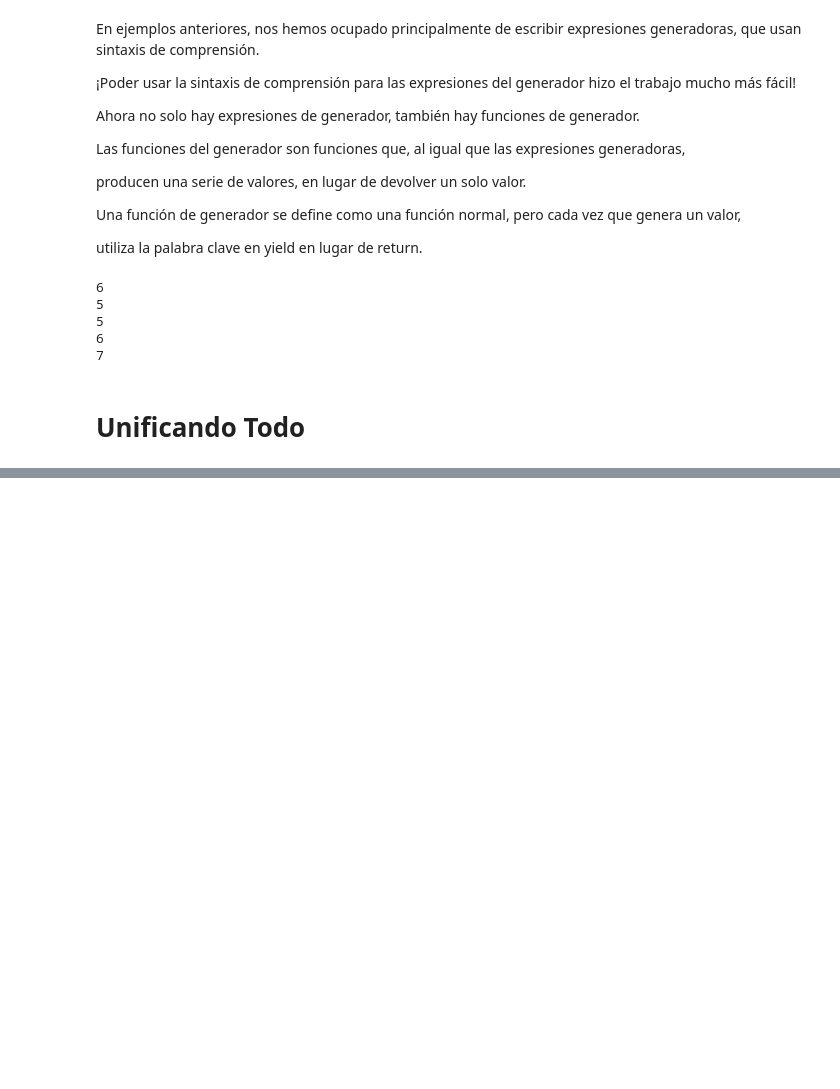
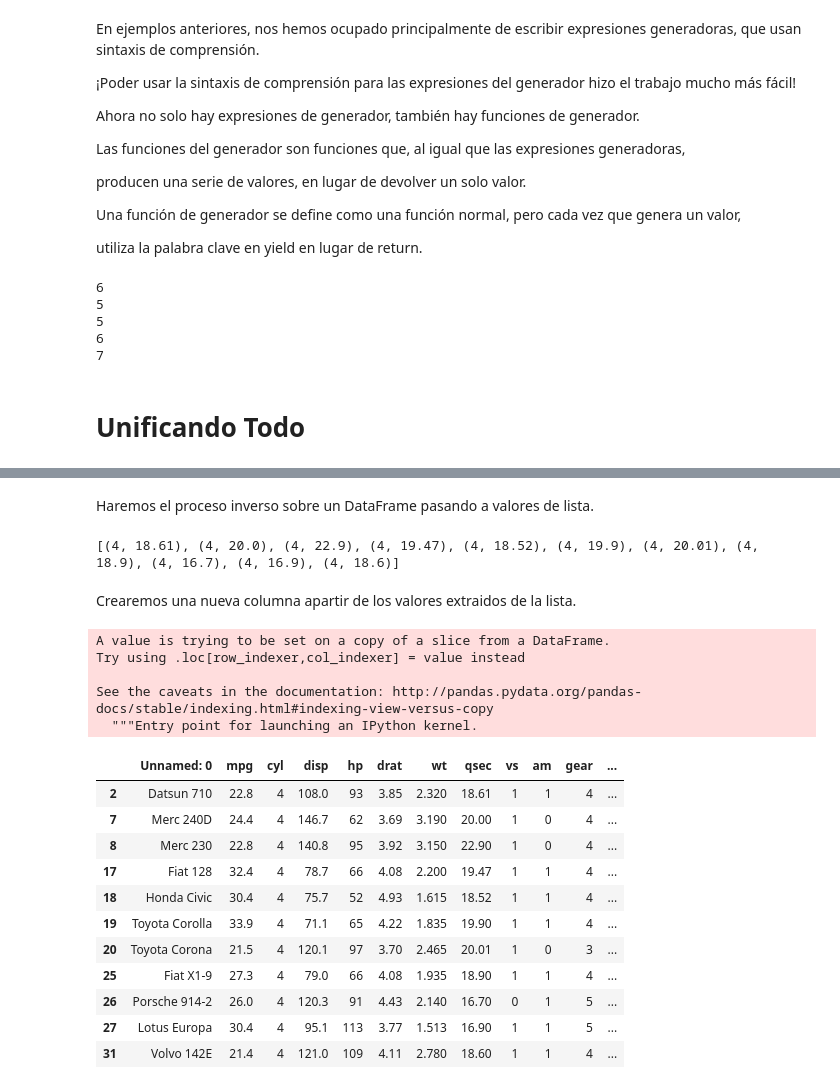
Before and after one commit to Corderodedios182/Resumenes-Python, a Jupyter notebook: Toolbox (Part 2).ipynb, the cells around one changed output, grey strips where cells are left out. Cells and saved outputs as stored; diff of their text form; code cells hidden in the pictures; blank space fills up the shorter version.

```diff
--- a/Toolbox (Part 2).ipynb
+++ b/Toolbox (Part 2).ipynb
@@ -553,0 +760,34 @@ for valores in generador_longitud(lannister):
+# %% [markdown]
+Haremos el proceso inverso sobre un DataFrame pasando a valores de lista.
+# %%
+df_reader = pd.read_csv('mtcars.csv', chunksize=100)
+base = next(df_reader)
+filtro = base[base['cyl'] == 4]
+zip_filtro = zip(filtro.iloc[:,2],filtro.iloc[:,7])
+lista = list(zip_filtro)
+print(lista)
+# %% [output]
+[(4, 18.61), (4, 20.0), (4, 22.9), (4, 19.47), (4, 18.52), (4, 19.9), (4, 20.01), (4, 18.9), (4, 16.7), (4, 16.9), (4, 18.6)]
+# %% [markdown]
+Crearemos una nueva columna apartir de los valores extraidos de la lista.
+# %%
+filtro['Nueva_Columna'] = [int(tup[0] * tup[1] * 10) for tup in lista]
+filtro
+# %% [output]
+A value is trying to be set on a copy of a slice from a DataFrame.
+Try using .loc[row_indexer,col_indexer] = value instead
+
+See the caveats in the documentation: http://pandas.pydata.org/pandas-docs/stable/indexing.html#indexing-view-versus-copy
+  """Entry point for launching an IPython kernel.
+|  | Unnamed: 0 | mpg | cyl | disp | hp | drat | wt | qsec | vs | am | gear | ... |
+| 2 | Datsun 710 | 22.8 | 4 | 108.0 | 93 | 3.85 | 2.320 | 18.61 | 1 | 1 | 4 | ... |
+| 7 | Merc 240D | 24.4 | 4 | 146.7 | 62 | 3.69 | 3.190 | 20.00 | 1 | 0 | 4 | ... |
+| 8 | Merc 230 | 22.8 | 4 | 140.8 | 95 | 3.92 | 3.150 | 22.90 | 1 | 0 | 4 | ... |
+| 17 | Fiat 128 | 32.4 | 4 | 78.7 | 66 | 4.08 | 2.200 | 19.47 | 1 | 1 | 4 | ... |
+| 18 | Honda Civic | 30.4 | 4 | 75.7 | 52 | 4.93 | 1.615 | 18.52 | 1 | 1 | 4 | ... |
+| 19 | Toyota Corolla | 33.9 | 4 | 71.1 | 65 | 4.22 | 1.835 | 19.90 | 1 | 1 | 4 | ... |
+| 20 | Toyota Corona | 21.5 | 4 | 120.1 | 97 | 3.70 | 2.465 | 20.01 | 1 | 0 | 3 | ... |
+| 25 | Fiat X1-9 | 27.3 | 4 | 79.0 | 66 | 4.08 | 1.935 | 18.90 | 1 | 1 | 4 | ... |
+| 26 | Porsche 914-2 | 26.0 | 4 | 120.3 | 91 | 4.43 | 2.140 | 16.70 | 0 | 1 | 5 | ... |
+| 27 | Lotus Europa | 30.4 | 4 | 95.1 | 113 | 3.77 | 1.513 | 16.90 | 1 | 1 | 5 | ... |
+| 31 | Volvo 142E | 21.4 | 4 | 121.0 | 109 | 4.11 | 2.780 | 18.60 | 1 | 1 | 4 | ... |
```
Also changed, not shown: parts of 30 cells of this notebook.
